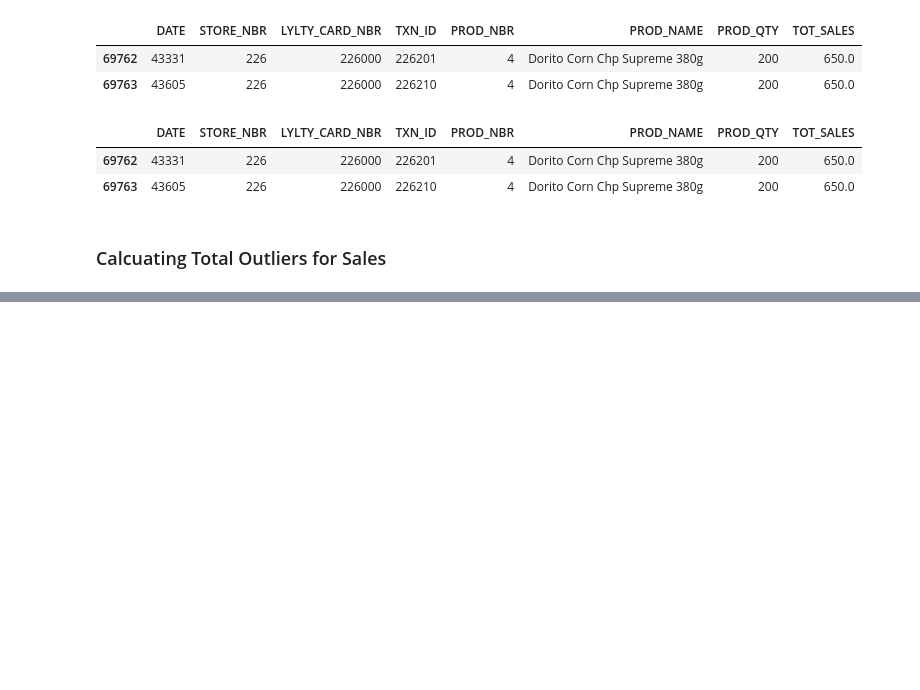
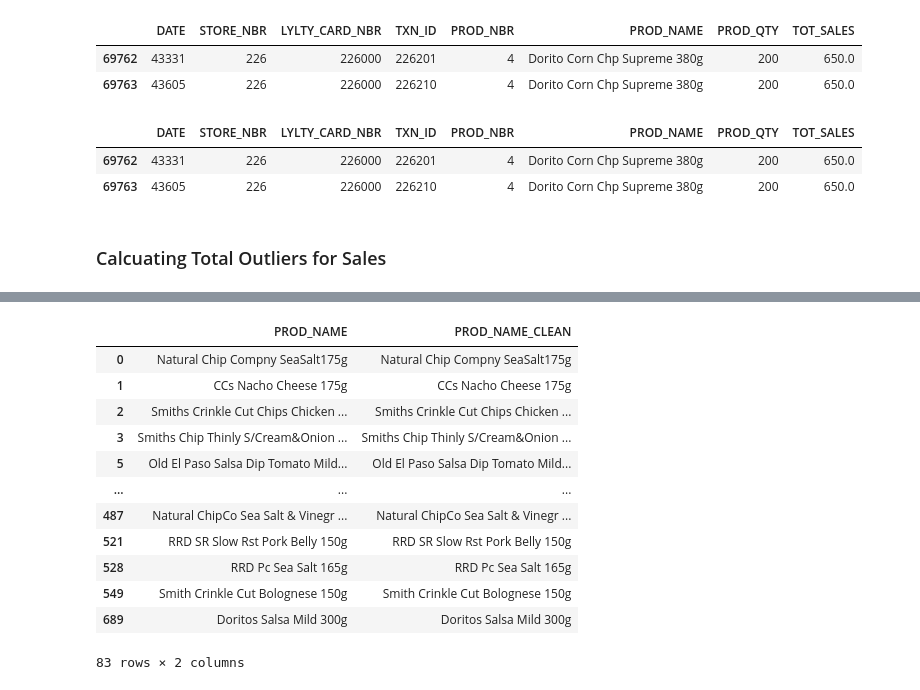
Before and after one commit to JanickVision27/Quantium_DataAnalysis_Project, a Jupyter notebook: First Section/Section_1.ipynb, the cells around one changed output, grey strips where cells are left out. Cells and saved outputs as stored; diff of their text form; code cells hidden in the pictures; blank space fills up the shorter version.

```diff
--- a/First Section/Section_1.ipynb
+++ b/First Section/Section_1.ipynb
@@ -209,0 +269,17 @@ transaction_data['DATE'] = pd.to_datetime(transaction_data['DATE'], unit='D', or
+# %%
+changed_names = transaction_data[transaction_data['PROD_NAME'] != transaction_data['PROD_NAME_CLEAN']]
+changed_names[['PROD_NAME', 'PROD_NAME_CLEAN']].drop_duplicates()
+# %% [output]
+|  | PROD_NAME | PROD_NAME_CLEAN |
+| 0 | Natural Chip Compny SeaSalt175g | Natural Chip Compny SeaSalt175g |
+| 1 | CCs Nacho Cheese 175g | CCs Nacho Cheese 175g |
+| 2 | Smiths Crinkle Cut Chips Chicken ... | Smiths Crinkle Cut Chips Chicken ... |
+| 3 | Smiths Chip Thinly S/Cream&Onion ... | Smiths Chip Thinly S/Cream&Onion ... |
+| 5 | Old El Paso Salsa Dip Tomato Mild... | Old El Paso Salsa Dip Tomato Mild... |
+| ... | ... | ... |
+| 487 | Natural ChipCo Sea Salt & Vinegr ... | Natural ChipCo Sea Salt & Vinegr ... |
+| 521 | RRD SR Slow Rst Pork Belly 150g | RRD SR Slow Rst Pork Belly 150g |
+| 528 | RRD Pc Sea Salt 165g | RRD Pc Sea Salt 165g |
+| 549 | Smith Crinkle Cut Bolognese 150g | Smith Crinkle Cut Bolognese 150g |
+| 689 | Doritos Salsa Mild 300g | Doritos Salsa Mild 300g |
+83 rows × 2 columns
```
Also changed, not shown: parts of 6 cells of this notebook.
